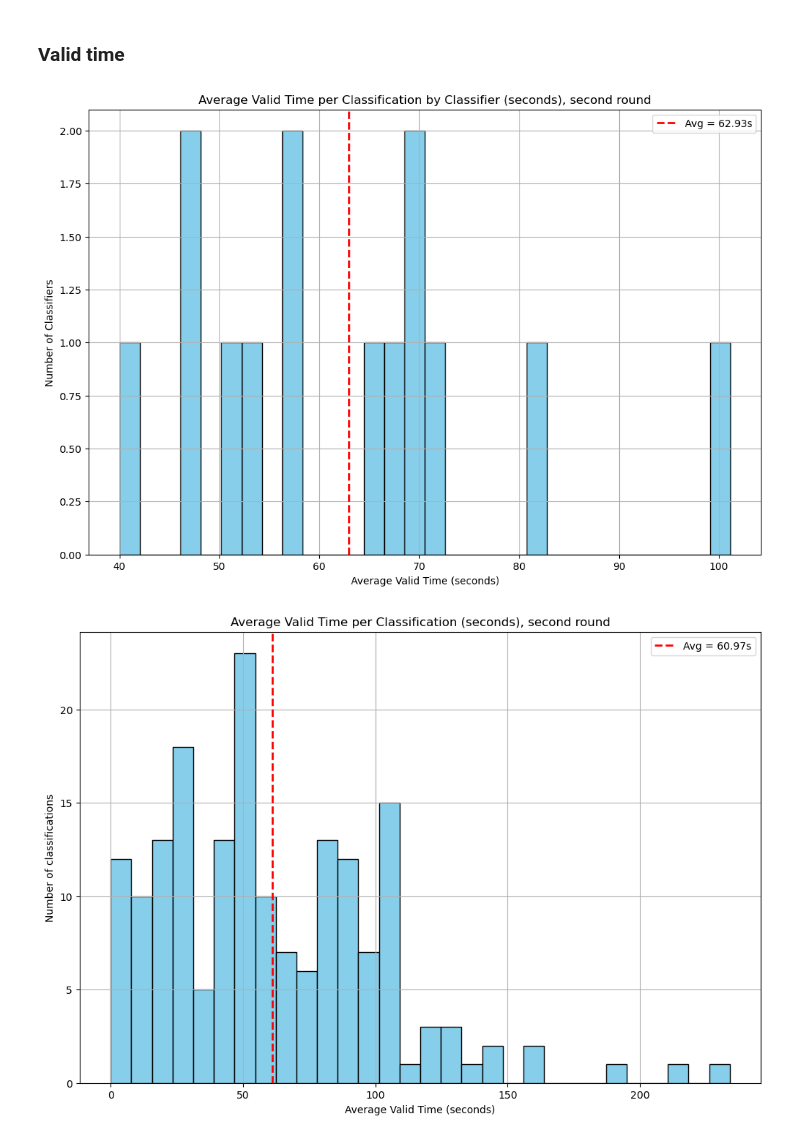
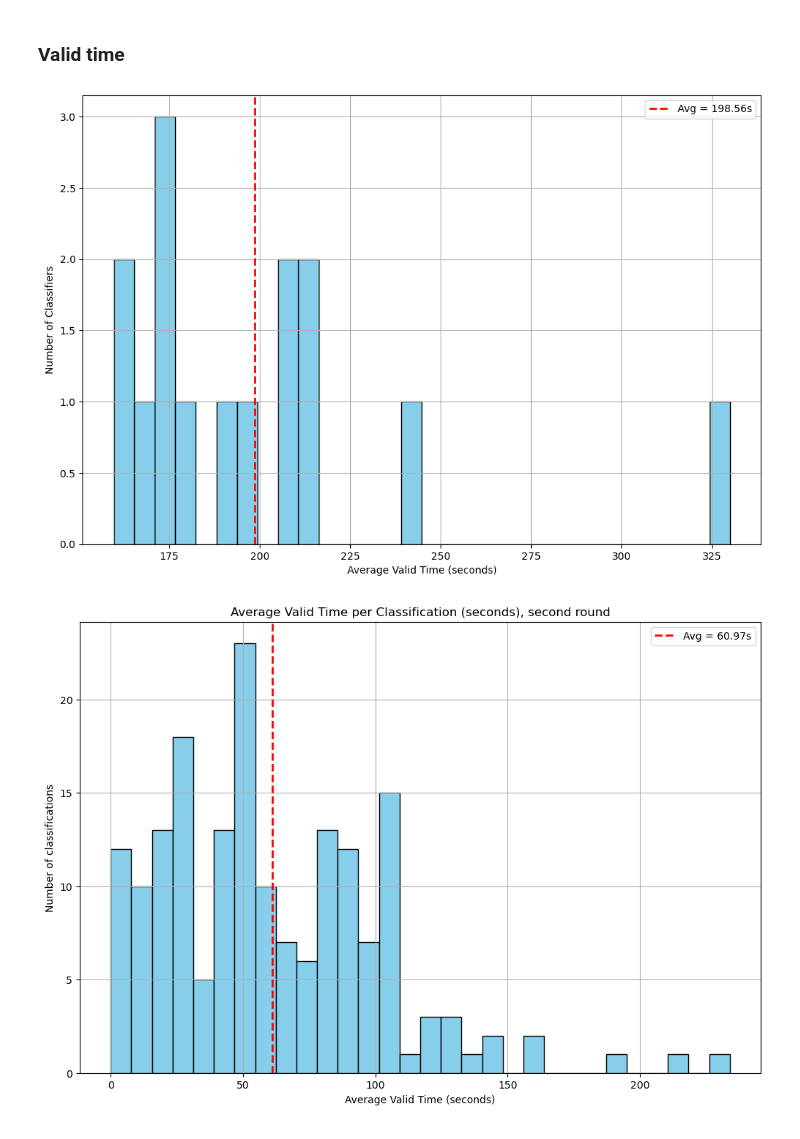
Before and after one commit to oejaramillo/WFH-Project, a Jupyter notebook: classification_proccess.ipynb, the cells around one changed output. Saved outputs shown, nothing was run; the diff lists cells and outputs as text; code cells hidden in the pictures.

```diff
--- a/classification_proccess.ipynb
+++ b/classification_proccess.ipynb
@@ -589,7 +589,7 @@ avisos['word_count'] = avisos['aviso'].apply(lambda x: len(x.split()))
 # %%
 # Parameters in minutes
 avg_lecture_word_min = 250
-idle_time = 1
+idle_time = 5
 
 # Expected time based on reading speed + 3 minutes thinking time
 avisos['expected_time_sec'] = (avisos['word_count'] / (avg_lecture_word_min / 60)) + (idle_time * 60)
@@ -635,17 +635,17 @@ avg_valid_time_per_classifier = avisos.groupby('classifier_id')['valid_time_diff
 # %%
 overall_avg = avg_valid_time_per_classifier.mean()
 # Plot the histogram with average line
 plt.figure(figsize=(12, 8))
 plt.hist(avg_valid_time_per_classifier, bins=30, color='skyblue', edgecolor='black')
 plt.axvline(overall_avg, color='red', linestyle='dashed', linewidth=2, label=f'Avg = {overall_avg:.2f}s')
-plt.title('Average Valid Time per Classification by Classifier (seconds), second round')
+#plt.title('Average Valid Time per Classification by Classifier (seconds), second round')
 plt.xlabel('Average Valid Time (seconds)')
 plt.ylabel('Number of Classifiers')
 plt.legend()
 plt.grid(True)
 plt.show()
 # %% [output]
-[figure, old version]
+[figure, new version]
 # %%
 overall_avg = avisos['valid_time_diff'].mean()
 # Plot the histogram with average line
```
Also changed, not shown: parts of 5 cells of this notebook, 8 other files.
